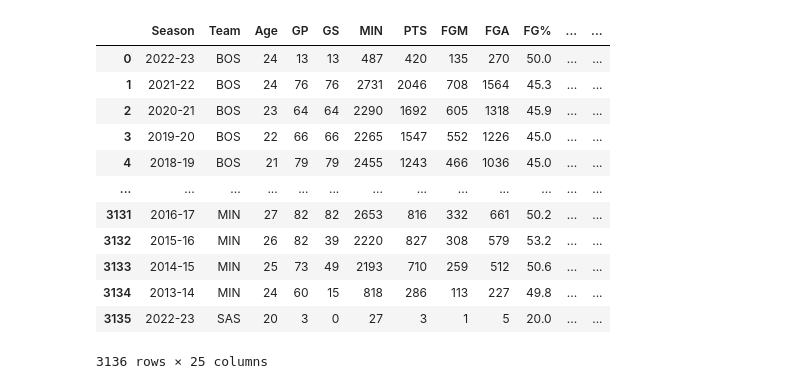
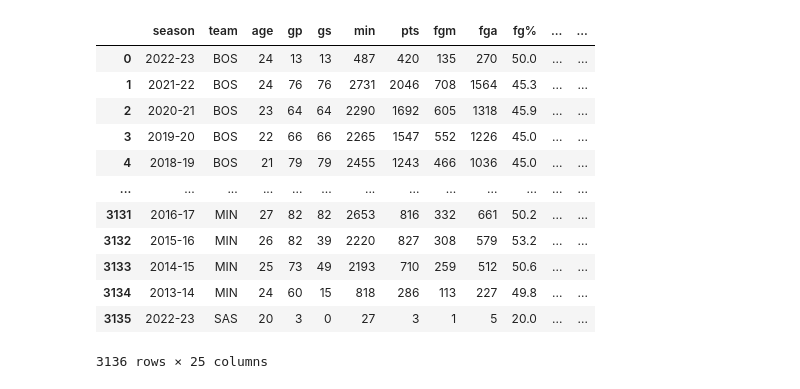
Before and after one commit to darakasrovi/nba_api, a Jupyter notebook: notebooks/Access NBA Data.ipynb, the cells around one changed output. Saved outputs shown, nothing was run; the diff lists cells and outputs as text; code cells hidden in the pictures.

```diff
--- a/notebooks/Access NBA Data.ipynb
+++ b/notebooks/Access NBA Data.ipynb
@@ -81,8 +59,8 @@ player_quick_stats.rename(
 # %%
-player_career_stats = pd.read_csv(os.path.join("..", "data", "player_info.csv"), index_col=[0])
+player_career_stats = pd.read_csv(os.path.join("..", "data", "player_info.csv"))
 player_career_stats
 # %% [output]
-|  | Season | Team | Age | GP | GS | MIN | PTS | FGM | FGA | FG% | ... | ... |
+|  | season | team | age | gp | gs | min | pts | fgm | fga | fg% | ... | ... |
 | 0 | 2022-23 | BOS | 24 | 13 | 13 | 487 | 420 | 135 | 270 | 50.0 | ... | ... |
 | 1 | 2021-22 | BOS | 24 | 76 | 76 | 2731 | 2046 | 708 | 1564 | 45.3 | ... | ... |
 | 2 | 2020-21 | BOS | 23 | 64 | 64 | 2290 | 1692 | 605 | 1318 | 45.9 | ... | ... |
```
Also changed, not shown: parts of 11 cells of this notebook, 3 other files.
